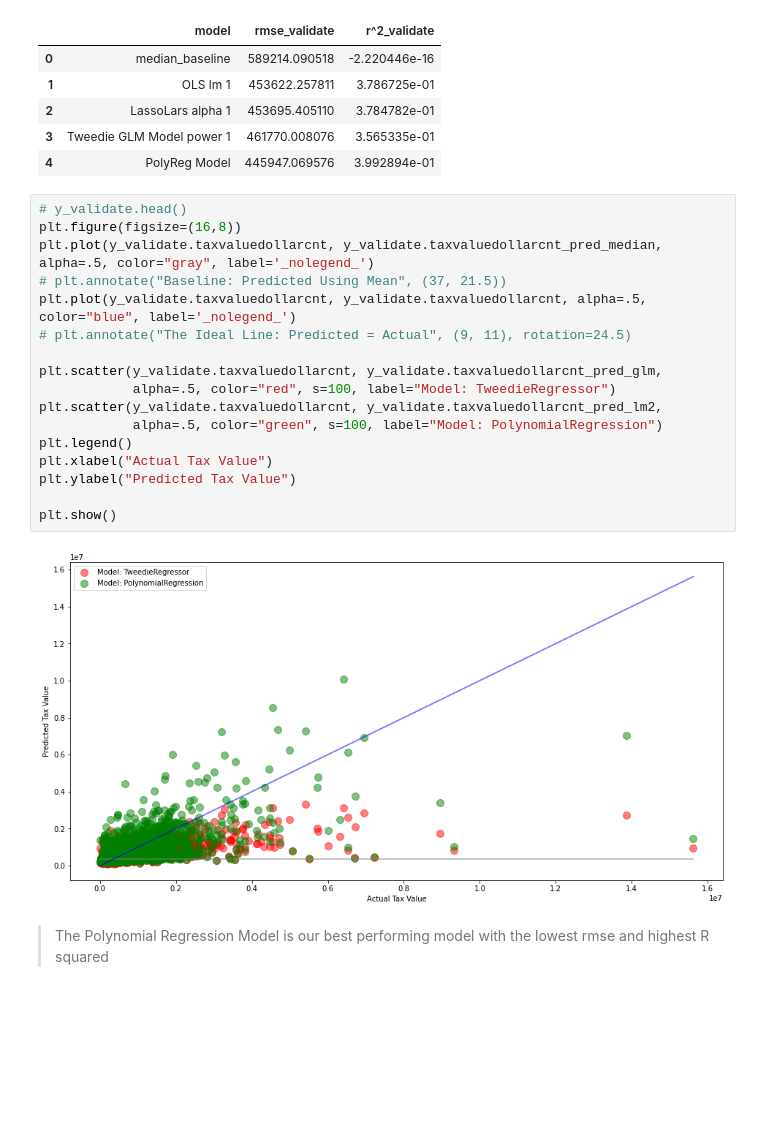
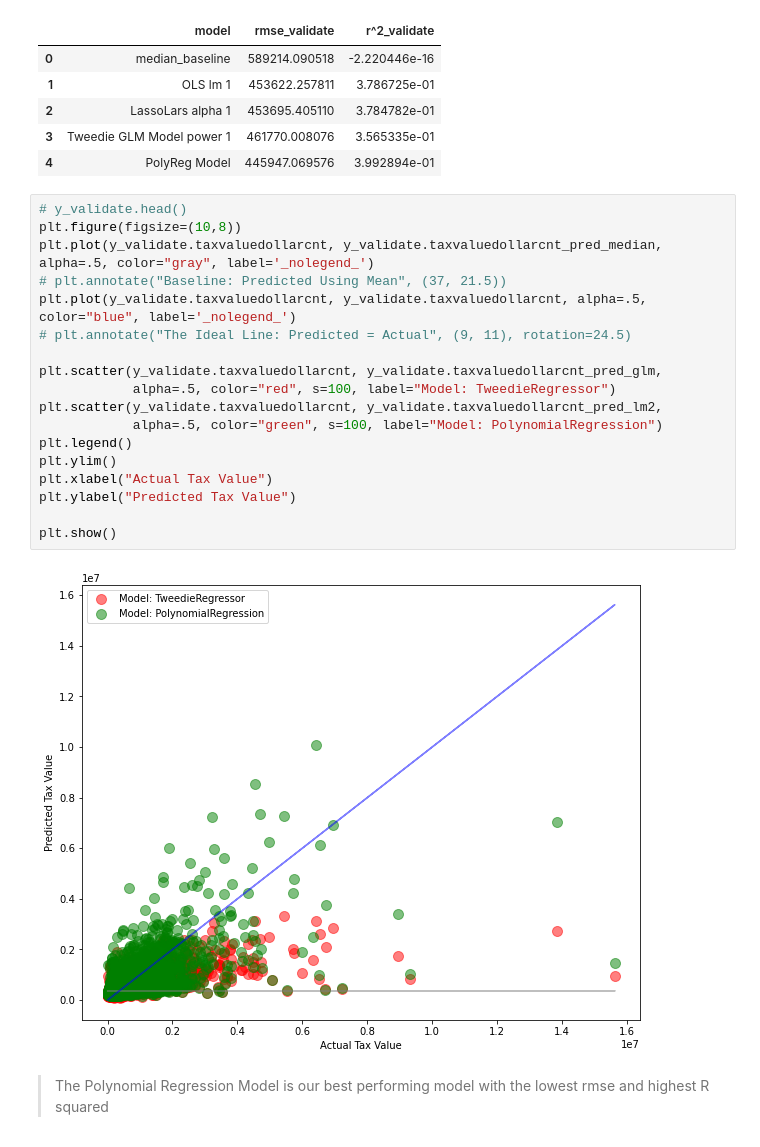
Before and after one commit to mariamnaqvi/predicting_property_values, a Jupyter notebook: scratchpad.ipynb, the cells around one changed output. Cells and saved outputs as stored; diff of their text form; blank space fills up the shorter version.

```diff
--- a/scratchpad.ipynb
+++ b/scratchpad.ipynb
@@ -826,23 +819,24 @@ metric_df
 | 4 | PolyReg Model | 445947.069576 | 3.992894e-01 |
 # %%
 # y_validate.head()
-plt.figure(figsize=(16,8))
+plt.figure(figsize=(10,8))
 plt.plot(y_validate.taxvaluedollarcnt, y_validate.taxvaluedollarcnt_pred_median, alpha=.5, color="gray", label='_nolegend_')
 # plt.annotate("Baseline: Predicted Using Mean", (37, 21.5))
 plt.plot(y_validate.taxvaluedollarcnt, y_validate.taxvaluedollarcnt, alpha=.5, color="blue", label='_nolegend_')
 # plt.annotate("The Ideal Line: Predicted = Actual", (9, 11), rotation=24.5)
 
 plt.scatter(y_validate.taxvaluedollarcnt, y_validate.taxvaluedollarcnt_pred_glm,
             alpha=.5, color="red", s=100, label="Model: TweedieRegressor")
 plt.scatter(y_validate.taxvaluedollarcnt, y_validate.taxvaluedollarcnt_pred_lm2,
             alpha=.5, color="green", s=100, label="Model: PolynomialRegression")
 plt.legend()
+plt.ylim()
 plt.xlabel("Actual Tax Value")
 plt.ylabel("Predicted Tax Value")
 
 plt.show()
 # %% [output]
-[figure, old version]
+[figure, new version]
 # %% [markdown]
 >The Polynomial Regression Model is our best performing model with the lowest rmse and highest R squared
 # %%
```
Also changed, not shown: parts of 3 cells of this notebook, 3 other files.
